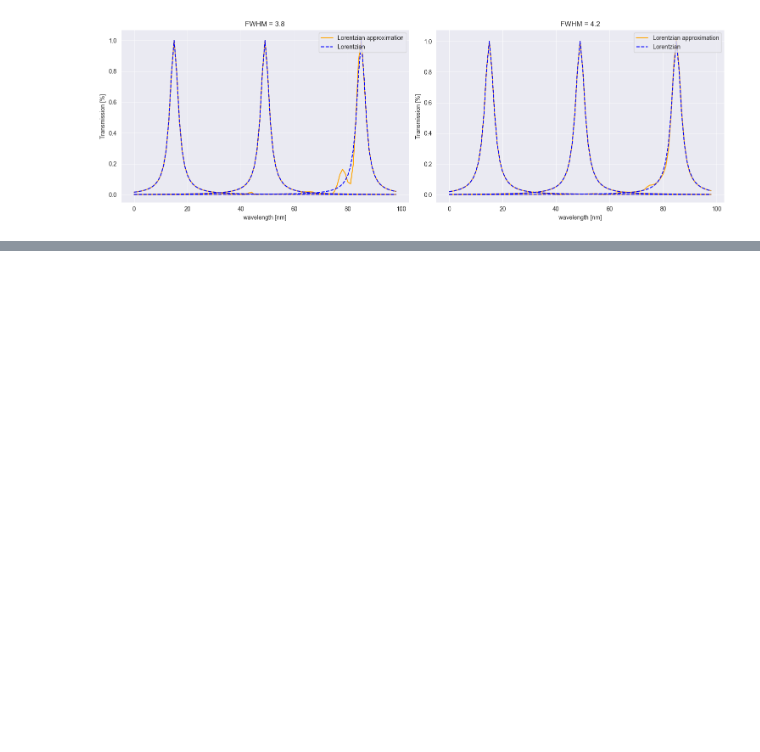
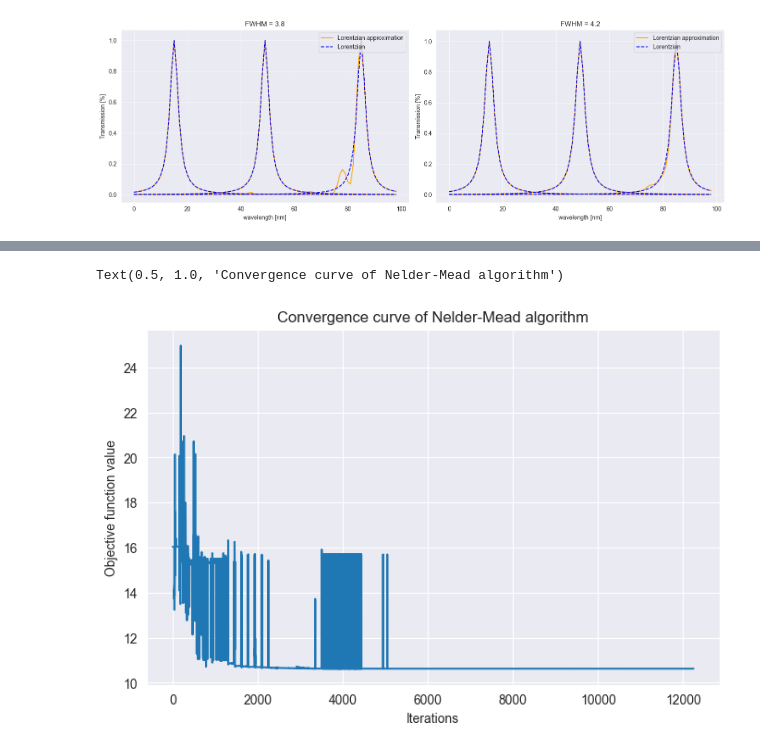
Before and after one commit to konrad-jaworski/General_purpose_hyperspectral_thermal_camera, a Jupyter notebook: Lorentzian_function_approach/Result_analysis.ipynb, the cells around one changed output, grey strips where cells are left out. Saved outputs shown, nothing was run; the diff lists cells and outputs as text; code cells hidden in the pictures; blank space fills up the shorter version.

```diff
--- a/Lorentzian_function_approach/Result_analysis.ipynb
+++ b/Lorentzian_function_approach/Result_analysis.ipynb
@@ -522,0 +528,2 @@ plt.show()
+# %%
+nelder_dir='/Users/jaworskj/DataspellProjects/General_purpose_hyperspectral_thermal_camera/nelder_runs'
@@ -522,0 +547,9 @@ plt.show()
+# %%
+plt.figure(figsize=(8, 5))
+plt.plot(best_nelder[1])
+plt.xlabel('Iterations')
+plt.ylabel('Objective function value')
+plt.title("Convergence curve of Nelder-Mead algorithm")
+# %% [output]
+Text(0.5, 1.0, 'Convergence curve of Nelder-Mead algorithm')
+[figure, added]
```
Also changed, not shown: parts of 22 cells of this notebook, 7 other files.
